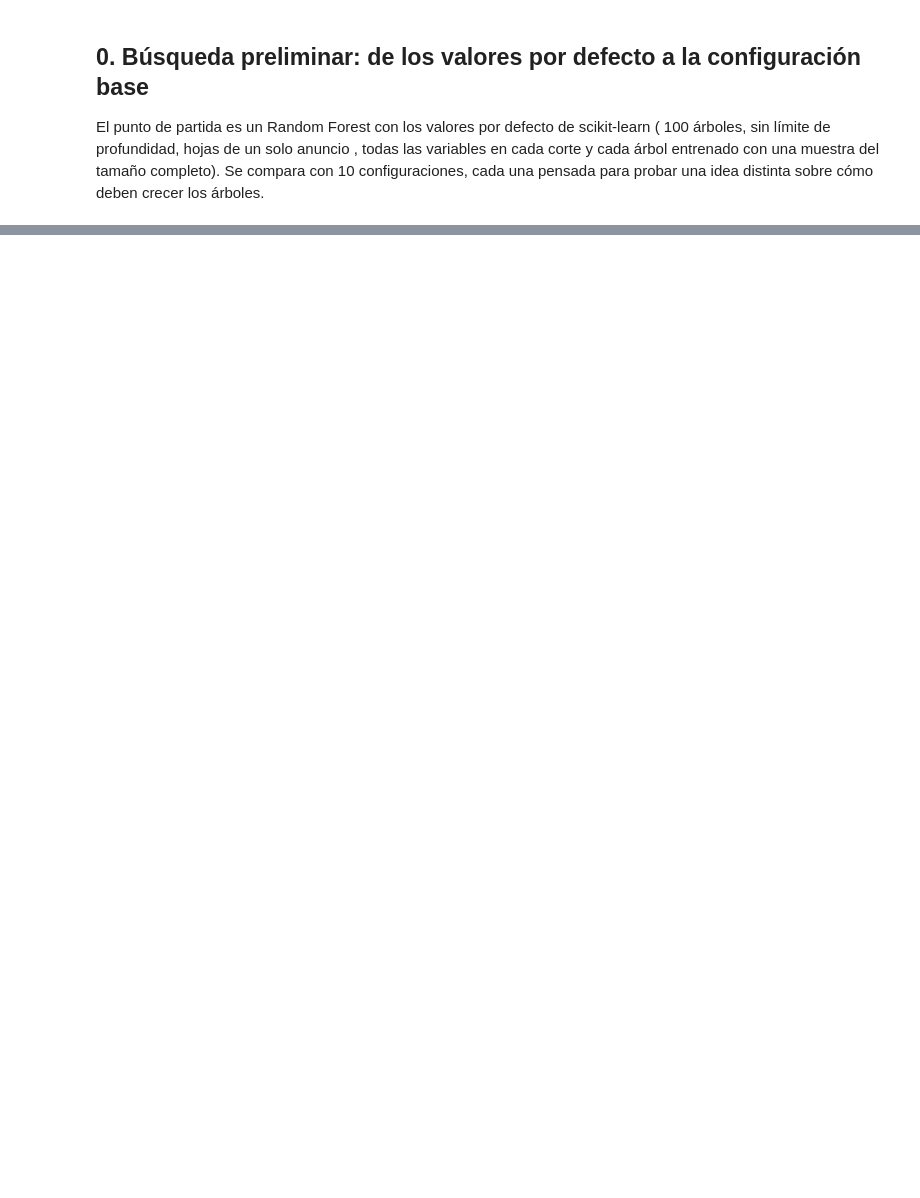
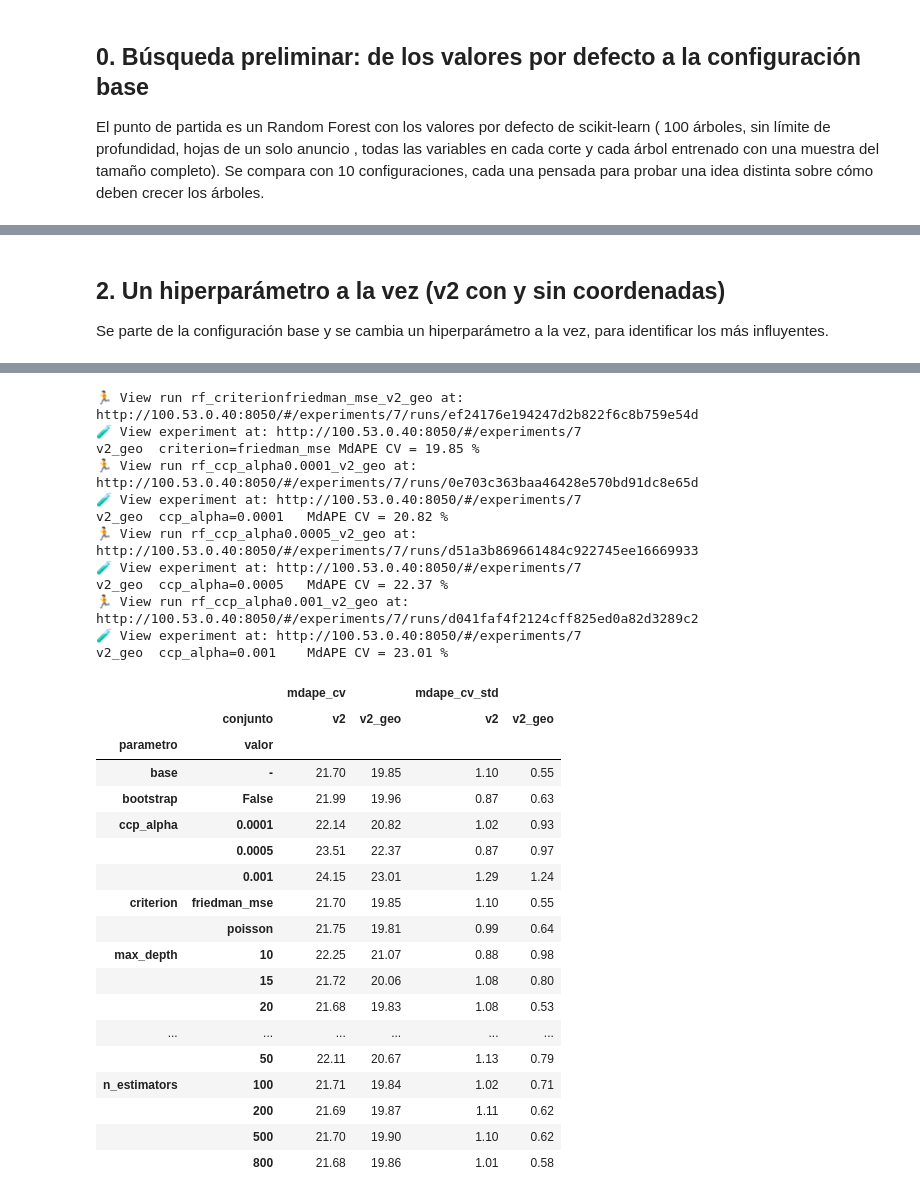
Before and after one commit to EdgarIMR/precios_airbnb_bogota, a Jupyter notebook: notebooks/03_random_forest.ipynb, the cells around one changed output, grey strips where cells are left out. Drawn from its saved outputs; the diff is of its cells as text; code cells hidden in the pictures; blank space fills up the shorter version.

```diff
--- a/notebooks/03_random_forest.ipynb
+++ b/notebooks/03_random_forest.ipynb
@@ -129,0 +221,37 @@ if EJECUTAR_PREBUSQUEDA:
+# %% [markdown]
+## 2. Un hiperparámetro a la vez (v2 con y sin coordenadas)
+
+Se parte de la configuración base y se cambia un hiperparámetro a la vez, para identificar los más influyentes.
+# %%
+if EJECUTAR_EXPLORACION:
+    iniciar_mlflow("bogoprice-random-forest-cv")
+    pruebas = {
+        "n_estimators": [100, 200, 500, 800],
+        "max_depth": [10, 15, 20, 30],
+        "max_features": [0.2, 0.3, 0.7, 1.0],
+        "min_samples_leaf": [1, 2, 5, 10, 15, 20],
+        "max_samples": [0.3, 0.5, 0.7, 0.9],
+        "min_samples_split": [10, 30, 50],
+        "bootstrap": [False],
+        "criterion": ["poisson", "friedman_mse"],
+        "ccp_alpha": [0.0001, 0.0005, 0.001],
+    }
+    for version in ["v2", "v2_geo"]:
+        for parametro, valores in pruebas.items():
+            for valor in valores:
+                cambios = {parametro: valor}
+                # Sin bootstrap no se puede submuestrear: max_samples vuelve a None
+                if parametro == "bootstrap" and valor is False:
+                    cambios["max_samples"] = None
+                modelo, params = rf(**cambios)
+                nombre = f"rf_{parametro}{valor}_{version}"
+                r = evaluar_cv(datos, pliegues, nombre, modelo, version,
+                               {"modelo": "RandomForest", "parametro_variado": parametro, **params}, AUTOR)
+                resultados.append({"corrida": nombre, "conjunto": version, "parametro": parametro,
+                                   "valor": str(valor), **r})
+                print(f"{version:7s} {parametro}={valor!s:<8} MdAPE CV = {r['mdape_cv']:.2f} %")
+
+    tabla = pd.DataFrame(resultados)
+    display(tabla.pivot_table(index=["parametro", "valor"], columns="conjunto",
+                              values=["mdape_cv", "mdape_cv_std"]).round(2))
+# %% [output]
@@ -129,0 +292,31 @@ if EJECUTAR_PREBUSQUEDA:
+🏃 View run rf_criterionfriedman_mse_v2_geo at: http://100.53.0.40:8050/#/experiments/7/runs/ef24176e194247d2b822f6c8b759e54d
+🧪 View experiment at: http://100.53.0.40:8050/#/experiments/7
+v2_geo  criterion=friedman_mse MdAPE CV = 19.85 %
+🏃 View run rf_ccp_alpha0.0001_v2_geo at: http://100.53.0.40:8050/#/experiments/7/runs/0e703c363baa46428e570bd91dc8e65d
+🧪 View experiment at: http://100.53.0.40:8050/#/experiments/7
+v2_geo  ccp_alpha=0.0001   MdAPE CV = 20.82 %
+🏃 View run rf_ccp_alpha0.0005_v2_geo at: http://100.53.0.40:8050/#/experiments/7/runs/d51a3b869661484c922745ee16669933
+🧪 View experiment at: http://100.53.0.40:8050/#/experiments/7
+v2_geo  ccp_alpha=0.0005   MdAPE CV = 22.37 %
+🏃 View run rf_ccp_alpha0.001_v2_geo at: http://100.53.0.40:8050/#/experiments/7/runs/d041faf4f2124cff825ed0a82d3289c2
+🧪 View experiment at: http://100.53.0.40:8050/#/experiments/7
+v2_geo  ccp_alpha=0.001    MdAPE CV = 23.01 %
+|  |  | mdape_cv |  | mdape_cv_std |  |
+|  | conjunto | v2 | v2_geo | v2 | v2_geo |
+| parametro | valor |  |  |  |  |
+| base | - | 21.70 | 19.85 | 1.10 | 0.55 |
+| bootstrap | False | 21.99 | 19.96 | 0.87 | 0.63 |
+| ccp_alpha | 0.0001 | 22.14 | 20.82 | 1.02 | 0.93 |
+|  | 0.0005 | 23.51 | 22.37 | 0.87 | 0.97 |
+|  | 0.001 | 24.15 | 23.01 | 1.29 | 1.24 |
+| criterion | friedman_mse | 21.70 | 19.85 | 1.10 | 0.55 |
+|  | poisson | 21.75 | 19.81 | 0.99 | 0.64 |
+| max_depth | 10 | 22.25 | 21.07 | 0.88 | 0.98 |
+|  | 15 | 21.72 | 20.06 | 1.08 | 0.80 |
+|  | 20 | 21.68 | 19.83 | 1.08 | 0.53 |
+| ... | ... | ... | ... | ... | ... |
+|  | 50 | 22.11 | 20.67 | 1.13 | 0.79 |
+| n_estimators | 100 | 21.71 | 19.84 | 1.02 | 0.71 |
+|  | 200 | 21.69 | 19.87 | 1.11 | 0.62 |
+|  | 500 | 21.70 | 19.90 | 1.10 | 0.62 |
+|  | 800 | 21.68 | 19.86 | 1.01 | 0.58 |
```
Also changed, not shown: parts of 15 cells of this notebook.
